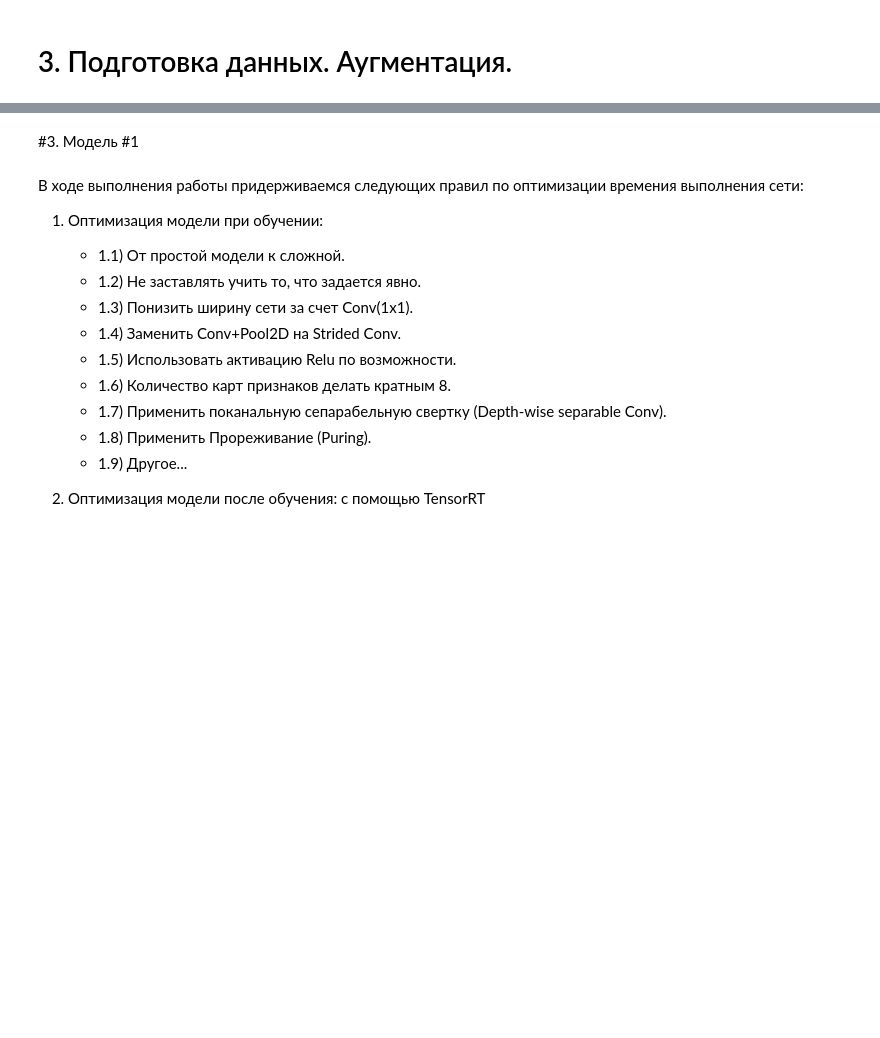
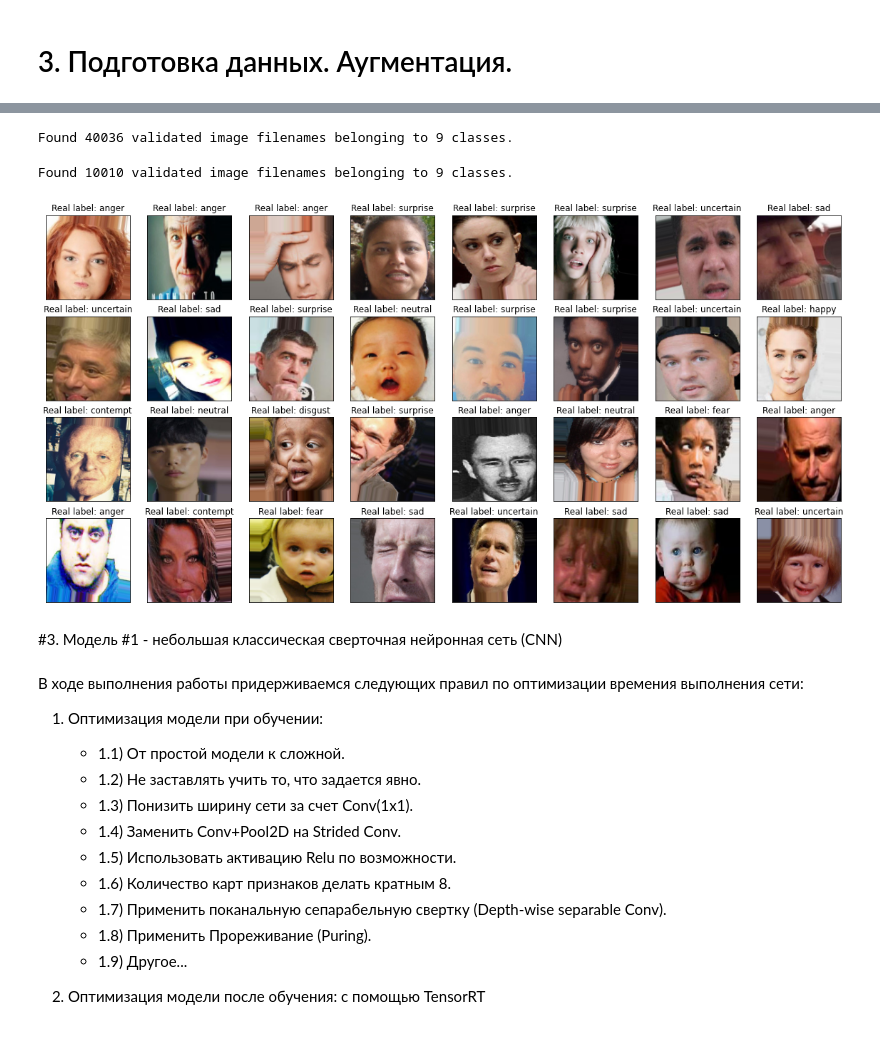
Before and after one commit to EduardMozharov/ML_Neural_networks, a Jupyter notebook: Project_Emotion_Detection.ipynb, the cells around one changed output, grey strips where cells are left out. Drawn from its saved outputs; the diff is of its cells as text; code cells hidden in the pictures; blank space fills up the shorter version.

```diff
--- a/Project_Emotion_Detection.ipynb
+++ b/Project_Emotion_Detection.ipynb
@@ -146,6 +190,6 @@ IMG_SHAPE  = 150
 # %%
 # Выполним Аугментацию
-image_gen_aug = ImageDataGenerator(
+train_image_generator = ImageDataGenerator(
       rescale=1./255,
       rotation_range=10,  # максимальный угол поворота
       width_shift_range=0.2, # смещение максимум на 20% ширины по горизонтали
@@ -157,9 +201,14 @@ image_gen_aug = ImageDataGenerator(
       #cval=0,
       )
 
-
-sample_aug = image_gen_aug.flow_from_directory(batch_size=BATCH_SIZE,
-                                                     directory=train_dir,
-                                                     shuffle=False,
-                                                     target_size=(IMG_SHAPE,IMG_SHAPE),
-                                                     class_mode='binary')
+val_image_generator = ImageDataGenerator(
+      rescale=1./255,
+      rotation_range=10,  # максимальный угол поворота
+      width_shift_range=0.2, # смещение максимум на 20% ширины по горизонтали
+      height_shift_range=0.2, # смещение максимум на 20% высоты по вертикали
+      zoom_range=0.2, # картинка будет увеличена или уменьшена не более чем на 20%
+      horizontal_flip=False, # случайное отражение по горизонтали
+      vertical_flip=False, # случайное отражение по вертикали
+      fill_mode="nearest", # чем заполнять пробелы -- сначала выберем черный цвет, а потом изменим на "nearest"
+      #cval=0,
+      )
@@ -179,21 +215,47 @@ val_data_gen = validation_image_generator.flow_from_directory(batch_size=BATCH_S
+# %%
+# Создадим генератор на основе тренировочных данных
+train_data_gen = train_image_generator.flow_from_dataframe(df_train, directory=path,
+                                                           x_col='img_path_new', y_col='emotion',
+                                                           batch_size=BATCH_SIZE,
+                                                           shuffle=True,
+                                                           target_size=(IMG_SHAPE,IMG_SHAPE),
+                                                           class_mode='categorical')
+# %% [output]
+Found 40036 validated image filenames belonging to 9 classes.
+# %%
+# Создадим генератор на основе валидационных данных
+val_data_gen = val_image_generator.flow_from_dataframe(df_val, directory=path,
+                                                           x_col='img_path_new', y_col='emotion',
+                                                           batch_size=BATCH_SIZE,
+                                                           shuffle=False,
+                                                           target_size=(IMG_SHAPE,IMG_SHAPE),
+                                                           class_mode='categorical')
+# %% [output]
+Found 10010 validated image filenames belonging to 9 classes.
 # %%
-def show_catsdogs(images, labels, predicted_labels=None):
-    names = {0: "Cat", 1: "Dog"}
-    plt.figure(figsize=(10,10))
-    for i in range(16):
-        plt.subplot(4,4, i+1)
+def show_faces(images, labels, predicted_labels=None, emotions=emotions):
+  # Демонстрирует изображения с подписями, и при наличии - их предсказаниями
+    plt.figure(figsize=(20,10))
+    for i in range(32):
+        plt.subplot(4,8, i+1)
         plt.xticks([])
         plt.yticks([])
         plt.grid(False)
         plt.imshow(images[i], cmap=plt.cm.gray)
         if predicted_labels is not None:
-            title_obj = plt.title(f"Real: {names[labels[i]]}. Pred: {names[predicted_labels[i]]}")
+            title_obj = plt.title(f"Real: {emotions[labels[i]]}. Pred: {emotions[np.argmax(predicted_labels[i])]}")
             if labels[i] != predicted_labels[i]:
                 plt.setp(title_obj, color='r')
         else:
-            plt.title(f"Real label: {names[labels[i]]}")
+            plt.title(f"Real label: {emotions[np.argmax(labels[i])]}")
+# %%
+#Посмотрим, что выдает генератор тренеровочных данных
+example_32_img = train_data_gen.next()
+show_faces(example_32_img[0], example_32_img[1], predicted_labels=None, emotions=emotions)
+# %% [output]
+[figure, added]
 # %% [markdown]
-#3. Модель #1
+#3. Модель #1 - небольшая классическая сверточная нейронная сеть (CNN)
 # %% [markdown]
 В ходе выполнения работы придерживаемся следующих правил по оптимизации времения выполнения сети:
 1) Оптимизация модели при обучении:
```
Also changed, not shown: parts of 27 cells of this notebook.
